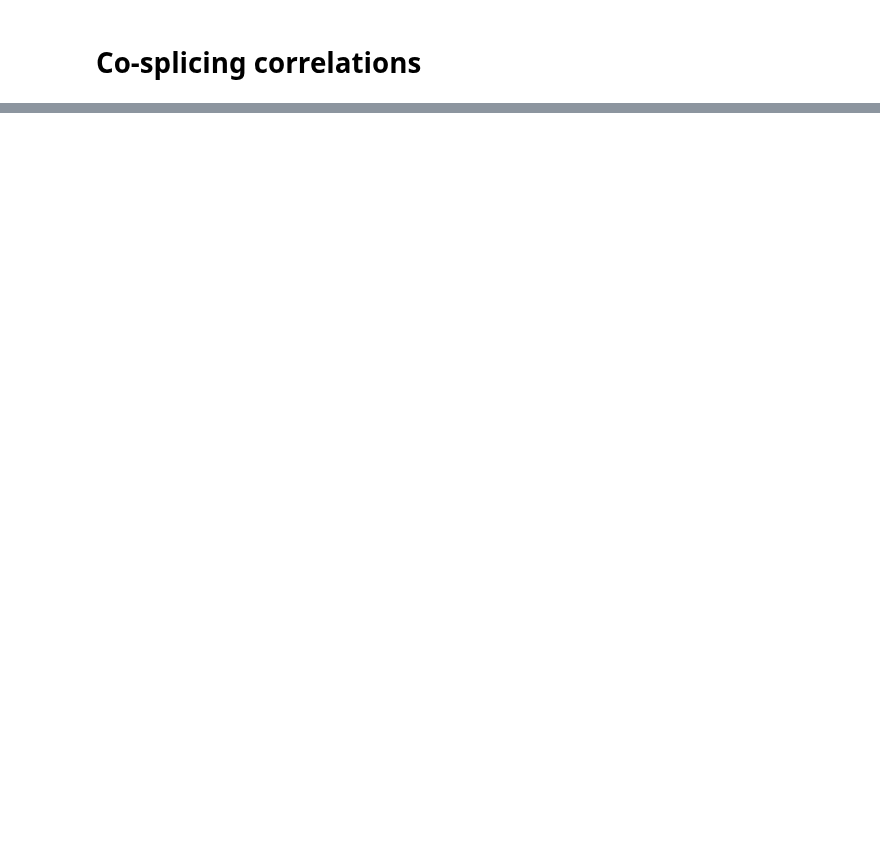
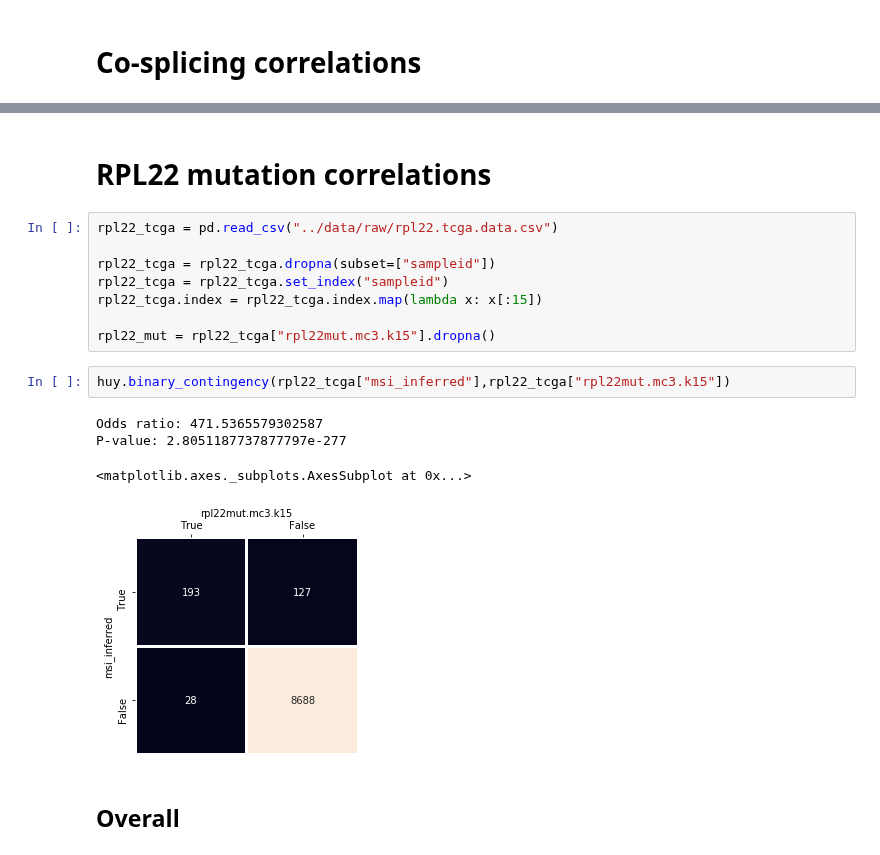
Before and after one commit to kevinhu/mdm4-splicing, a Jupyter notebook: notebooks/p3_tcga.ipynb, the cells around one changed output, grey strips where cells are left out. Drawn from its saved outputs; the diff is of its cells as text; blank space fills up the shorter version.

```diff
--- a/notebooks/p3_tcga.ipynb
+++ b/notebooks/p3_tcga.ipynb
@@ -173,3 +173,22 @@ rpl22l1_cosplicing_subtyped.to_hdf(
 # %% [output]
 [interactive output not drawn]
 [interactive output not drawn]
+# %% [markdown]
+# RPL22 mutation correlations
+# %%
+rpl22_tcga = pd.read_csv("../data/raw/rpl22.tcga.data.csv")
+
+rpl22_tcga = rpl22_tcga.dropna(subset=["sampleid"])
+rpl22_tcga = rpl22_tcga.set_index("sampleid")
+rpl22_tcga.index = rpl22_tcga.index.map(lambda x: x[:15])
+
+rpl22_mut = rpl22_tcga["rpl22mut.mc3.k15"].dropna()
+# %%
+huy.binary_contingency(rpl22_tcga["msi_inferred"],rpl22_tcga["rpl22mut.mc3.k15"])
+# %% [output]
+Odds ratio: 471.5365579302587
+P-value: 2.8051187737877797e-277
+<matplotlib.axes._subplots.AxesSubplot at 0x...>
+[figure, added]
+# %% [markdown]
+## Overall
```
Also changed, not shown: parts of 7 cells of this notebook, 9 other files.
